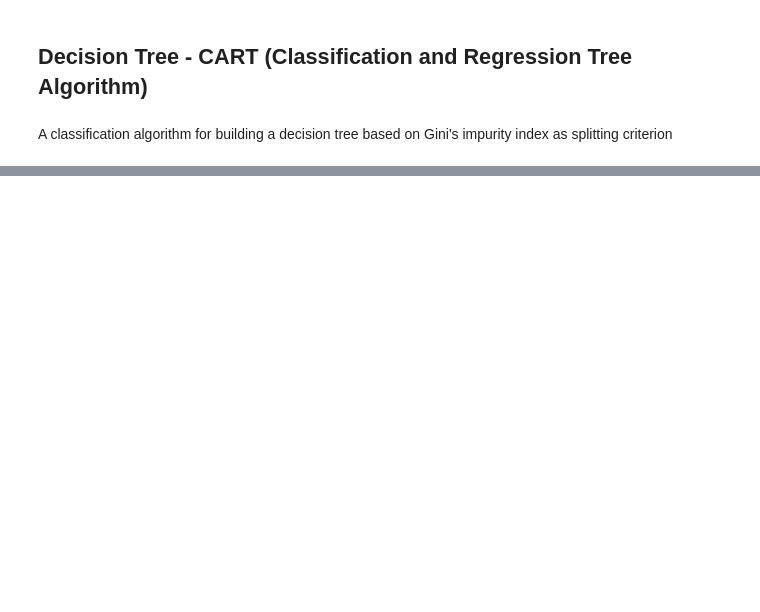
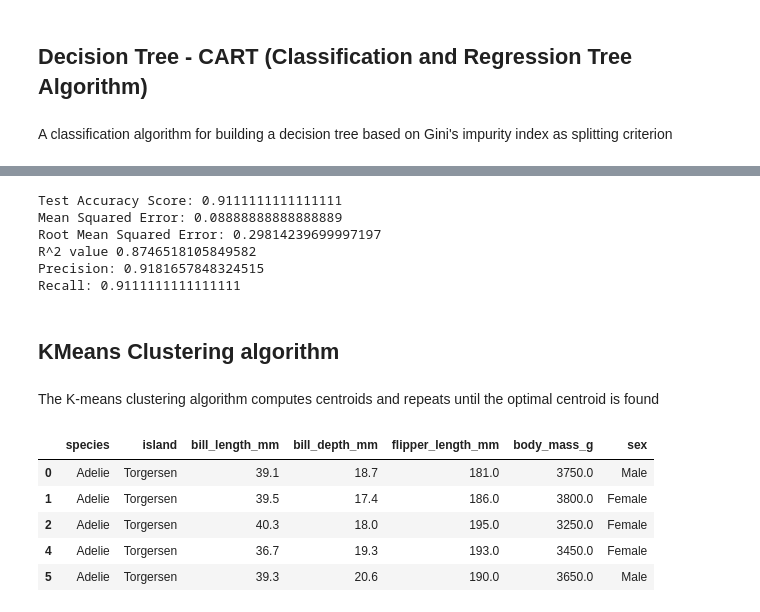
Before and after one commit to Thesavagecoder7784/Machine-Learning-Algorithms, a Jupyter notebook: Machine Learning Alogrithms.ipynb, the cells around one changed output, grey strips where cells are left out. Cells and saved outputs as stored; diff of their text form; code cells hidden in the pictures; blank space fills up the shorter version.

```diff
--- a/Machine Learning Alogrithms.ipynb
+++ b/Machine Learning Alogrithms.ipynb
@@ -431,0 +400,36 @@ Recall: 0.9777777777777777
+# %%
+# Calculating the Accuracy
+# Importing necessary packages
+from sklearn.metrics import mean_squared_error
+from sklearn.metrics import r2_score
+from sklearn.metrics import precision_score
+from sklearn.metrics import recall_score
+
+# Accuracy
+print("Test Accuracy Score:", gnb.score(X_test, y_test)) #Predicted correctly/Total values
+
+# Mean Squared Error
+print("Mean Squared Error:", mean_squared_error(y_test, y_pred))# tells you how close a regression line is to a set of points
+
+# Root Mean Squared Error
+print("Root Mean Squared Error:", mean_squared_error(y_test, y_pred, squared=False))
+
+# R2 Score
+print("R^2 value", r2_score(y_test,y_pred)) # correlation between actual and predicted value
+
+# Precision
+print("Precision:",precision_score(y_test, y_pred, average='weighted')) #Proportion of positive identifications actually correct
+
+# Recall
+print("Recall:",recall_score(y_test, y_pred, average='weighted')) # Proportion of actual positives was identified correctly
+# %% [output]
+Test Accuracy Score: 0.9111111111111111
+Mean Squared Error: 0.08888888888888889
+Root Mean Squared Error: 0.29814239699997197
+R^2 value 0.8746518105849582
+Precision: 0.9181657848324515
+Recall: 0.9111111111111111
+# %% [markdown]
+## KMeans Clustering algorithm
+# %% [markdown]
+The K-means clustering algorithm computes centroids and repeats until the optimal centroid is found
@@ -431,0 +445,11 @@ Recall: 0.9777777777777777
+# %%
+# Upload your data as a csv file and load it as a data frame
+df = pd.read_csv('penguins.csv').dropna()
+df.head()
+# %% [output]
+|  | species | island | bill_length_mm | bill_depth_mm | flipper_length_mm | body_mass_g | sex |
+| 0 | Adelie | Torgersen | 39.1 | 18.7 | 181.0 | 3750.0 | Male |
+| 1 | Adelie | Torgersen | 39.5 | 17.4 | 186.0 | 3800.0 | Female |
+| 2 | Adelie | Torgersen | 40.3 | 18.0 | 195.0 | 3250.0 | Female |
+| 4 | Adelie | Torgersen | 36.7 | 19.3 | 193.0 | 3450.0 | Female |
+| 5 | Adelie | Torgersen | 39.3 | 20.6 | 190.0 | 3650.0 | Male |
```
Also changed, not shown: parts of 28 cells of this notebook.
